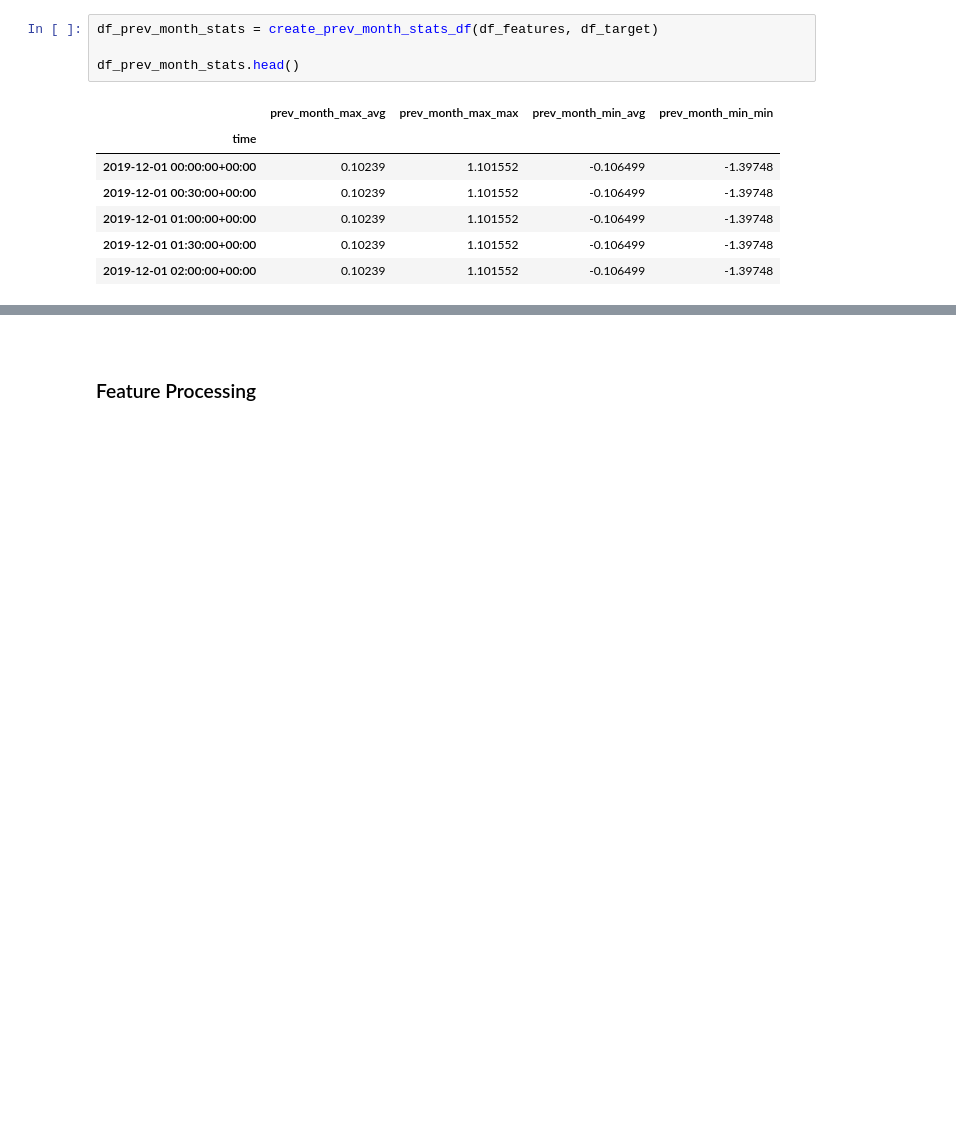
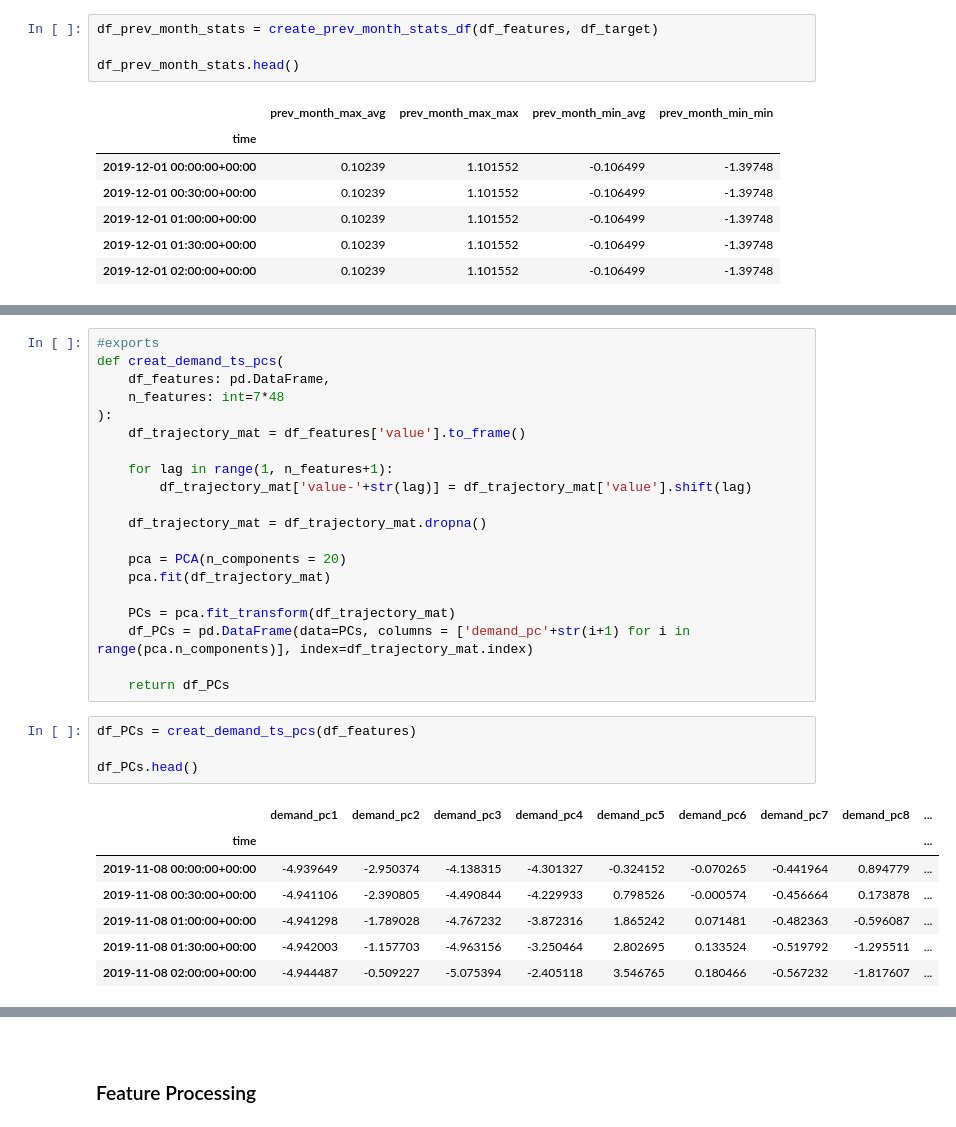
Before and after one commit to AyrtonB/WPD-Hackathon, a Jupyter notebook: nbs/03a-feature-generation.ipynb, the cells around one changed output, grey strips where cells are left out. Saved outputs shown, nothing was run; the diff lists cells and outputs as text; blank space fills up the shorter version.

```diff
--- a/nbs/03a-feature-generation.ipynb
+++ b/nbs/03a-feature-generation.ipynb
@@ -228,0 +435,32 @@ create_lagged_df(df_features).head()
+# %%
+#exports
+def creat_demand_ts_pcs(
+    df_features: pd.DataFrame,
+    n_features: int=7*48
+):
+    df_trajectory_mat = df_features['value'].to_frame()
+
+    for lag in range(1, n_features+1):
+        df_trajectory_mat['value-'+str(lag)] = df_trajectory_mat['value'].shift(lag)
+
+    df_trajectory_mat = df_trajectory_mat.dropna()
+
+    pca = PCA(n_components = 20)
+    pca.fit(df_trajectory_mat)
+
+    PCs = pca.fit_transform(df_trajectory_mat)
+    df_PCs = pd.DataFrame(data=PCs, columns = ['demand_pc'+str(i+1) for i in range(pca.n_components)], index=df_trajectory_mat.index)
+
+    return df_PCs
+# %%
+df_PCs = creat_demand_ts_pcs(df_features)
+
+df_PCs.head()
+# %% [output]
+|  | demand_pc1 | demand_pc2 | demand_pc3 | demand_pc4 | demand_pc5 | demand_pc6 | demand_pc7 | demand_pc8 | ... |
+| time |  |  |  |  |  |  |  |  | ... |
+| 2019-11-08 00:00:00+00:00 | -4.939649 | -2.950374 | -4.138315 | -4.301327 | -0.324152 | -0.070265 | -0.441964 | 0.894779 | ... |
+| 2019-11-08 00:30:00+00:00 | -4.941106 | -2.390805 | -4.490844 | -4.229933 | 0.798526 | -0.000574 | -0.456664 | 0.173878 | ... |
+| 2019-11-08 01:00:00+00:00 | -4.941298 | -1.789028 | -4.767232 | -3.872316 | 1.865242 | 0.071481 | -0.482363 | -0.596087 | ... |
+| 2019-11-08 01:30:00+00:00 | -4.942003 | -1.157703 | -4.963156 | -3.250464 | 2.802695 | 0.133524 | -0.519792 | -1.295511 | ... |
+| 2019-11-08 02:00:00+00:00 | -4.944487 | -0.509227 | -5.075394 | -2.405118 | 3.546765 | 0.180466 | -0.567232 | -1.817607 | ... |
```
Also changed, not shown: parts of 20 cells of this notebook, 14 other files.
